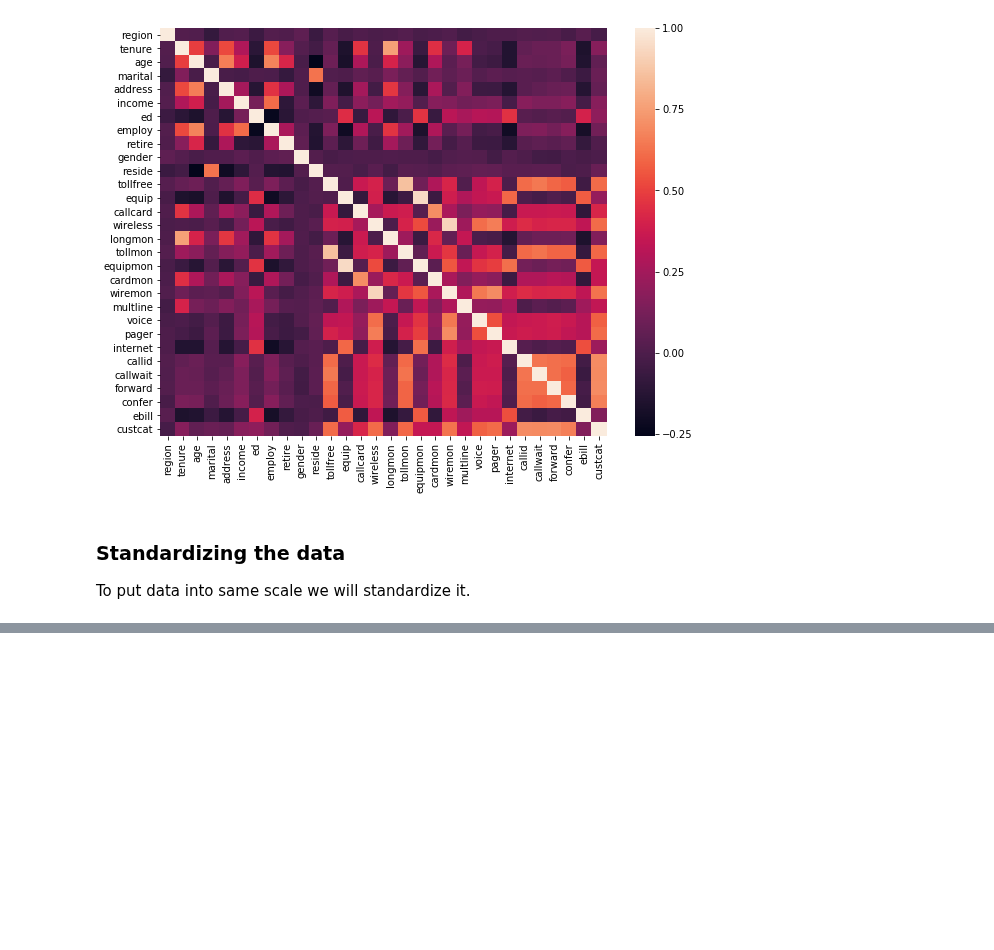
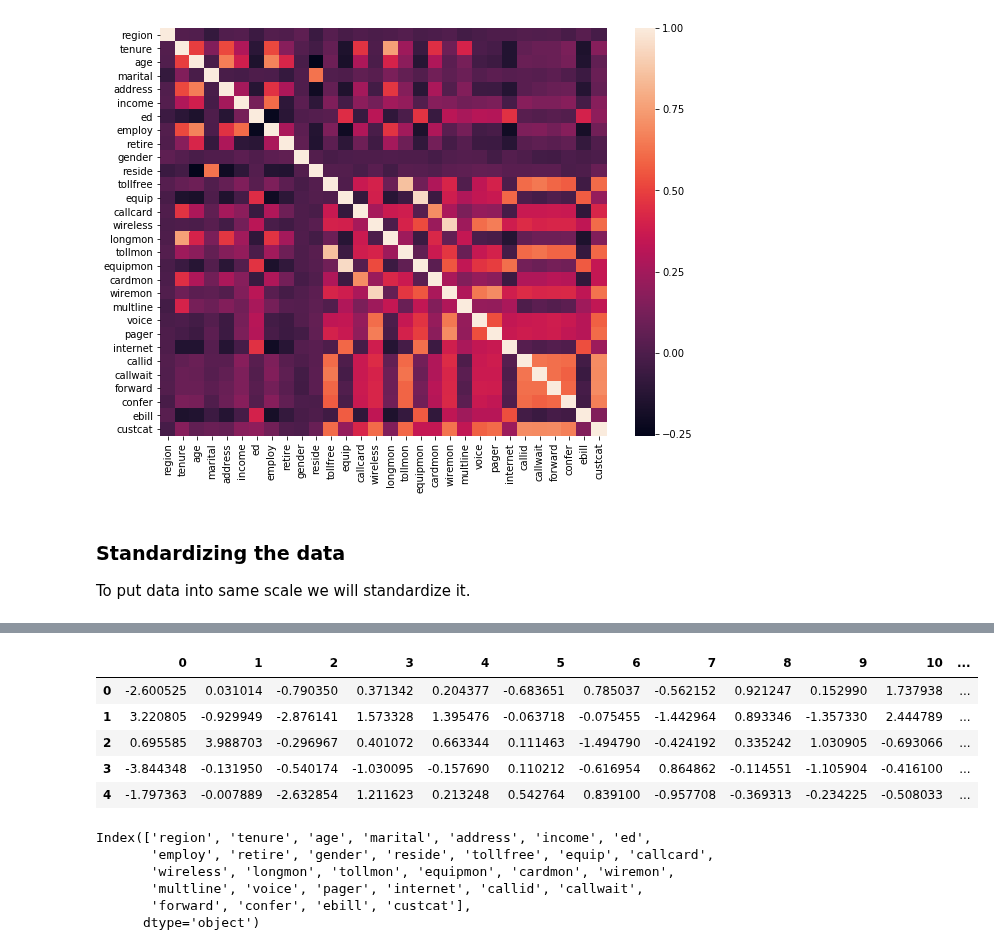
Before and after one commit to mkmritunjay/machineLearning, a Jupyter notebook: KMeans.ipynb, the cells around one changed output, grey strips where cells are left out. Saved outputs shown, nothing was run; the diff lists cells and outputs as text; code cells hidden in the pictures; blank space fills up the shorter version.

```diff
--- a/KMeans.ipynb
+++ b/KMeans.ipynb
@@ -311,0 +377,24 @@ pd.DataFrame(telco_scaled).describe()
+# %%
+# if we see above plot and cummulative variance ration, almost 80% of the variance is explained by 12 components.
+pc_final = PCA(n_components=12).fit(telco_scaled)
+
+reduced_cr = pc_final.fit_transform(telco_scaled)
+# %%
+pd.DataFrame(reduced_cr).head()
+# %% [output]
+|  | 0 | 1 | 2 | 3 | 4 | 5 | 6 | 7 | 8 | 9 | 10 | ... |
+| 0 | -2.600525 | 0.031014 | -0.790350 | 0.371342 | 0.204377 | -0.683651 | 0.785037 | -0.562152 | 0.921247 | 0.152990 | 1.737938 | ... |
+| 1 | 3.220805 | -0.929949 | -2.876141 | 1.573328 | 1.395476 | -0.063718 | -0.075455 | -1.442964 | 0.893346 | -1.357330 | 2.444789 | ... |
+| 2 | 0.695585 | 3.988703 | -0.296967 | 0.401072 | 0.663344 | 0.111463 | -1.494790 | -0.424192 | 0.335242 | 1.030905 | -0.693066 | ... |
+| 3 | -3.844348 | -0.131950 | -0.540174 | -1.030095 | -0.157690 | 0.110212 | -0.616954 | 0.864862 | -0.114551 | -1.105904 | -0.416100 | ... |
+| 4 | -1.797363 | -0.007889 | -2.632854 | 1.211623 | 0.213248 | 0.542764 | 0.839100 | -0.957708 | -0.369313 | -0.234225 | -0.508033 | ... |
+# %%
+col_list = telco_num.columns
+col_list
+# %% [output]
+Index(['region', 'tenure', 'age', 'marital', 'address', 'income', 'ed',
+       'employ', 'retire', 'gender', 'reside', 'tollfree', 'equip', 'callcard',
+       'wireless', 'longmon', 'tollmon', 'equipmon', 'cardmon', 'wiremon',
+       'multline', 'voice', 'pager', 'internet', 'callid', 'callwait',
+       'forward', 'confer', 'ebill', 'custcat'],
+      dtype='object')
```
Also changed, not shown: parts of 10 cells of this notebook.
